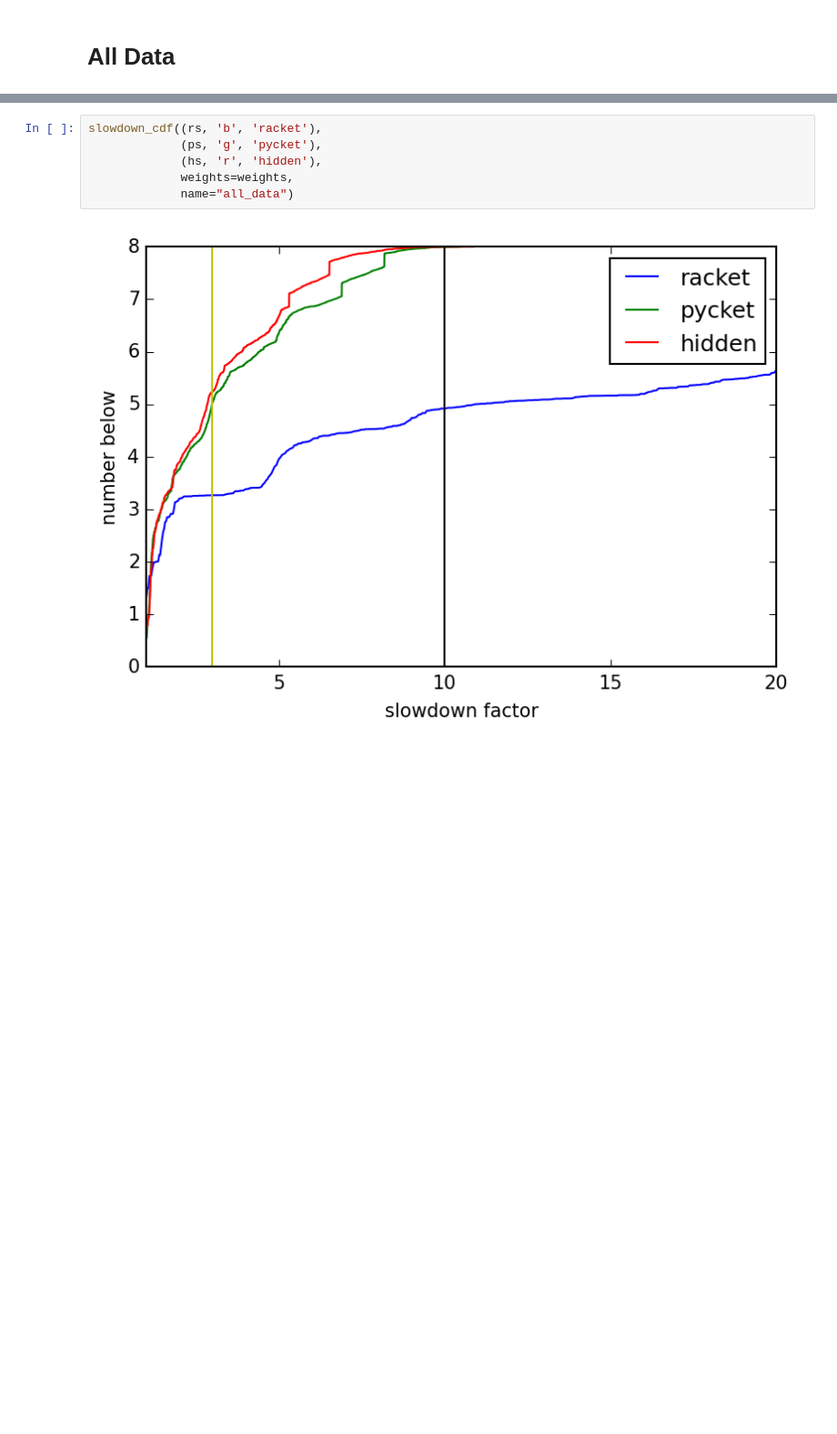
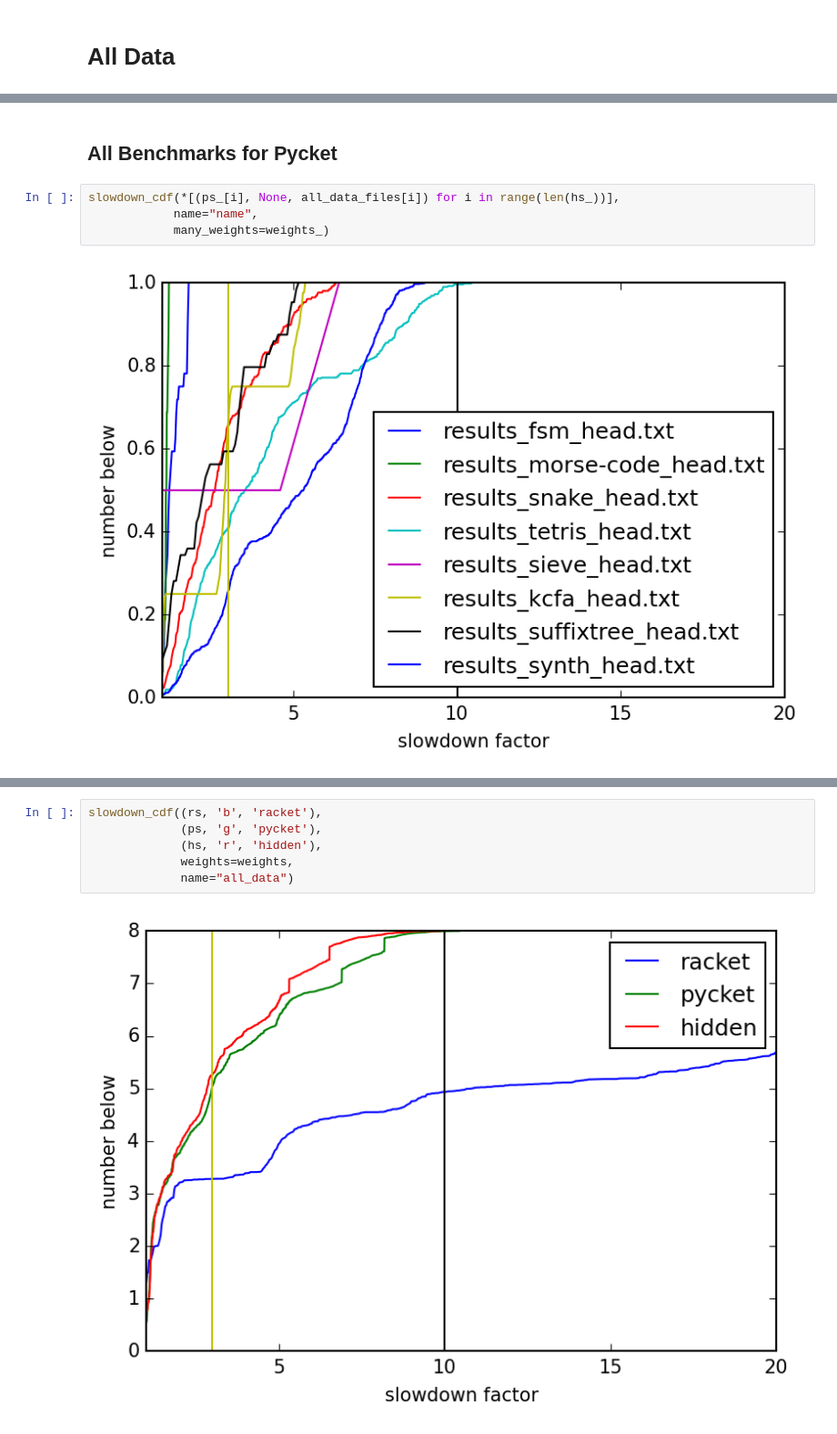
Before and after one commit to sabauma/gradual-typing-timings, a Jupyter notebook: Performance.ipynb, the cells around one changed output, grey strips where cells are left out. Shown at 91% size. Cells and saved outputs as stored; diff of their text form; blank space fills up the shorter version.

```diff
--- a/Performance.ipynb
+++ b/Performance.ipynb
@@ -151,0 +167,8 @@ weights = reduce(np.append, weights)
+# %% [markdown]
+## All Benchmarks for Pycket
+# %%
+slowdown_cdf(*[(ps_[i], None, all_data_files[i]) for i in range(len(hs_))],
+            name="name",
+            many_weights=weights_)
+# %% [output]
+[figure, added]
```
Also changed, not shown: parts of 15 cells of this notebook.
